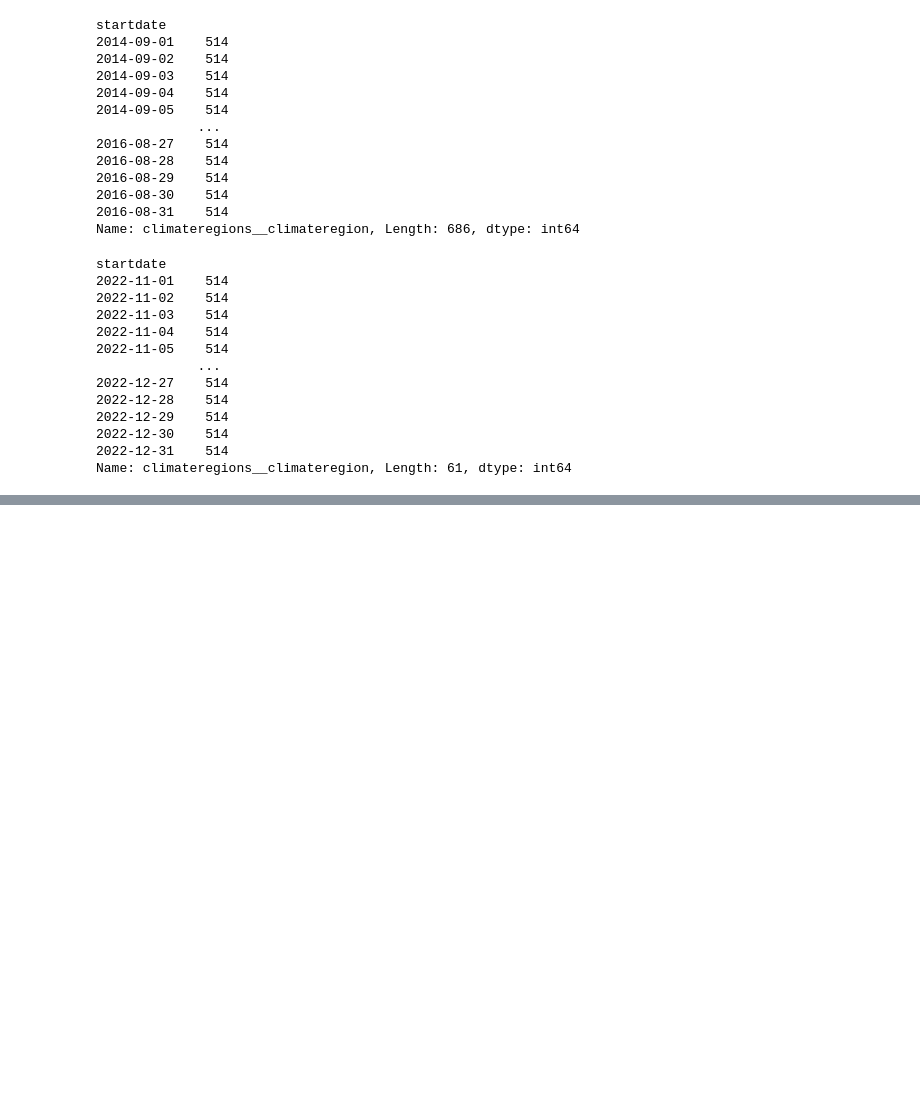
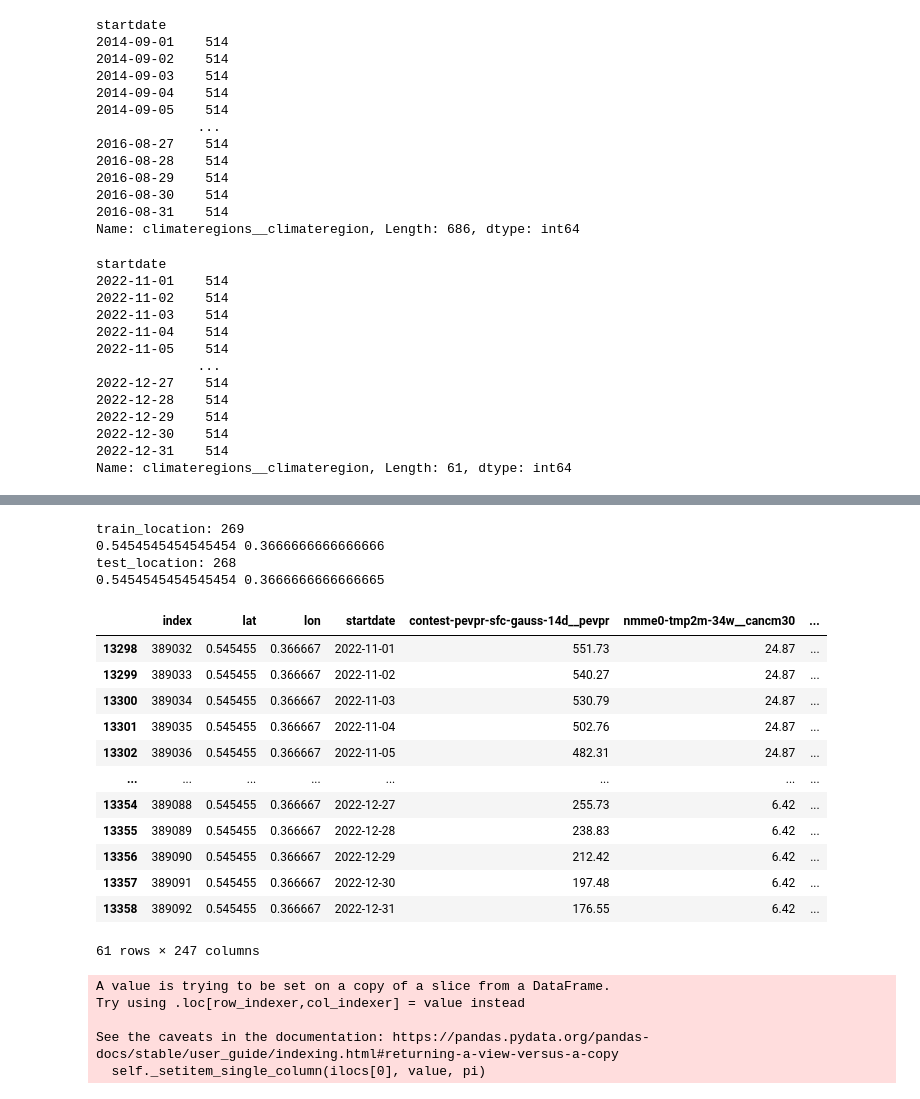
Before and after one commit to pondyasha/Improving-Extreme-Weather-Forecasts, a Jupyter notebook: wids_datathon_2023.ipynb, the cells around one changed output, grey strips where cells are left out. Saved outputs shown, nothing was run; the diff lists cells and outputs as text; code cells hidden in the pictures; blank space fills up the shorter version.

Commit message:
resolved the issue with different locations train/test solved

```diff
--- a/wids_datathon_2023.ipynb
+++ b/wids_datathon_2023.ipynb
@@ -224,3 +224,7 @@ startdate
 2022-12-30    514
 2022-12-31    514
 Name: climateregions__climateregion, Length: 61, dtype: int64
+# %%
+all_df = pd.concat([train_df,test_df], axis = 0)
+# %%
+all_df['location_group'] = all_df.groupby(['lat','lon']).ngroup()
@@ -226,0 +235,5 @@ Name: climateregions__climateregion, Length: 61, dtype: int64
+# %%
+# split back up
+
+train_df = all_df.iloc[:len(train_df)]
+test_df = all_df.iloc[len(train_df):]
@@ -226,0 +260,47 @@ Name: climateregions__climateregion, Length: 61, dtype: int64
+# %%
+#if we see lat and lon in these locations , there is a slight difference in that 16th digit after the decimal
+
+# we correct this by taking just 14 digits in both datasets
+
+train_df.loc[train_df['location_group'] == 269]
+
+print('train_location:', train_df.loc[159358].location_group)
+print(train_df.loc[159358].lat,train_df.loc[159358].lon)
+
+print('test_location:', test_df.loc[13298].location_group)
+print(test_df.loc[13298].lat, test_df.loc[13298].lon)
+# %% [output]
+train_location: 269
+0.5454545454545454 0.3666666666666666
+test_location: 268
+0.5454545454545454 0.3666666666666665
+# %%
+test_df.loc[test_df['location_group'] == 268]
+# %% [output]
+|  | index | lat | lon | startdate | contest-pevpr-sfc-gauss-14d__pevpr | nmme0-tmp2m-34w__cancm30 | ... |
+| 13298 | 389032 | 0.545455 | 0.366667 | 2022-11-01 | 551.73 | 24.87 | ... |
+| 13299 | 389033 | 0.545455 | 0.366667 | 2022-11-02 | 540.27 | 24.87 | ... |
+| 13300 | 389034 | 0.545455 | 0.366667 | 2022-11-03 | 530.79 | 24.87 | ... |
+| 13301 | 389035 | 0.545455 | 0.366667 | 2022-11-04 | 502.76 | 24.87 | ... |
+| 13302 | 389036 | 0.545455 | 0.366667 | 2022-11-05 | 482.31 | 24.87 | ... |
+| ... | ... | ... | ... | ... | ... | ... | ... |
+| 13354 | 389088 | 0.545455 | 0.366667 | 2022-12-27 | 255.73 | 6.42 | ... |
+| 13355 | 389089 | 0.545455 | 0.366667 | 2022-12-28 | 238.83 | 6.42 | ... |
+| 13356 | 389090 | 0.545455 | 0.366667 | 2022-12-29 | 212.42 | 6.42 | ... |
+| 13357 | 389091 | 0.545455 | 0.366667 | 2022-12-30 | 197.48 | 6.42 | ... |
+| 13358 | 389092 | 0.545455 | 0.366667 | 2022-12-31 | 176.55 | 6.42 | ... |
+61 rows × 247 columns
+# %%
+scale = 14
+
+train_df.loc[:,'lat'] = round(train_df.lat,scale)
+train_df.loc[:,'lon'] = round(train_df.lon,scale)
+
+test_df.loc[:,'lat'] = round(test_df.lat,scale)
+test_df.loc[:,'lon'] = round(test_df.lon,scale)
+# %% [output]
+A value is trying to be set on a copy of a slice from a DataFrame.
+Try using .loc[row_indexer,col_indexer] = value instead
+
+See the caveats in the documentation: https://pandas.pydata.org/pandas-docs/stable/user_guide/indexing.html#returning-a-view-versus-a-copy
+  self._setitem_single_column(ilocs[0], value, pi)
```
Also changed, not shown: parts of 9 cells of this notebook.
